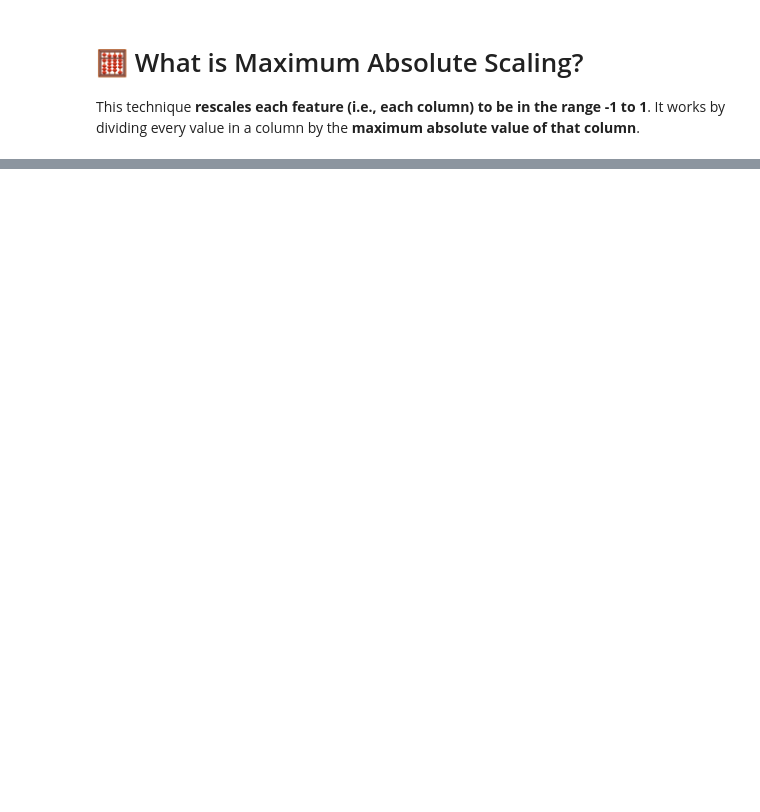
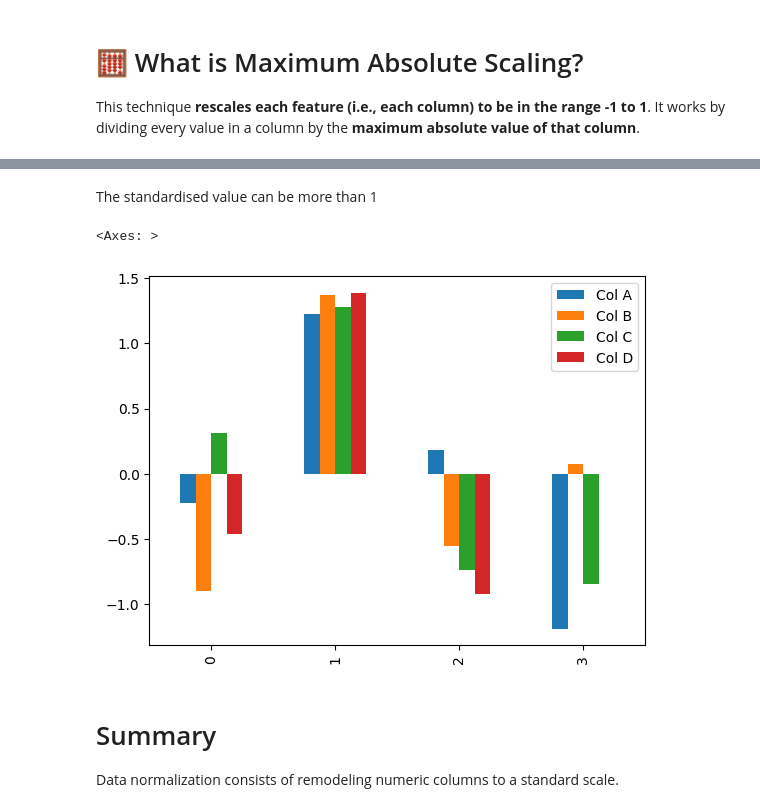
Before and after one commit to ngzhiwei517/NLP, a Jupyter notebook: Pandas_Data_Normalization.ipynb, the cells around one changed output, grey strips where cells are left out. Saved outputs shown, nothing was run; the diff lists cells and outputs as text; code cells hidden in the pictures; blank space fills up the shorter version.

```diff
--- a/Pandas_Data_Normalization.ipynb
+++ b/Pandas_Data_Normalization.ipynb
@@ -58,0 +131,11 @@ display(df)
+# %%
+# copy the data
+df_z_scaled = df.copy()
+
+# apply normalization techniques
+for column in df_z_scaled.columns:
+    df_z_scaled[column] = (df_z_scaled[column] -
+                           df_z_scaled[column].mean()) / df_z_scaled[column].std()
+
+# view normalized data
+display(df_z_scaled)
@@ -58,0 +148,11 @@ display(df)
+# %% [markdown]
+The standardised value can be more than 1
+# %%
+df_z_scaled.plot(kind='bar')
+# %% [output]
+<Axes: >
+[figure, added]
+# %% [markdown]
+# Summary
+
+Data normalization consists of remodeling numeric columns to a standard scale.
```
Also changed, not shown: parts of 12 cells of this notebook.
